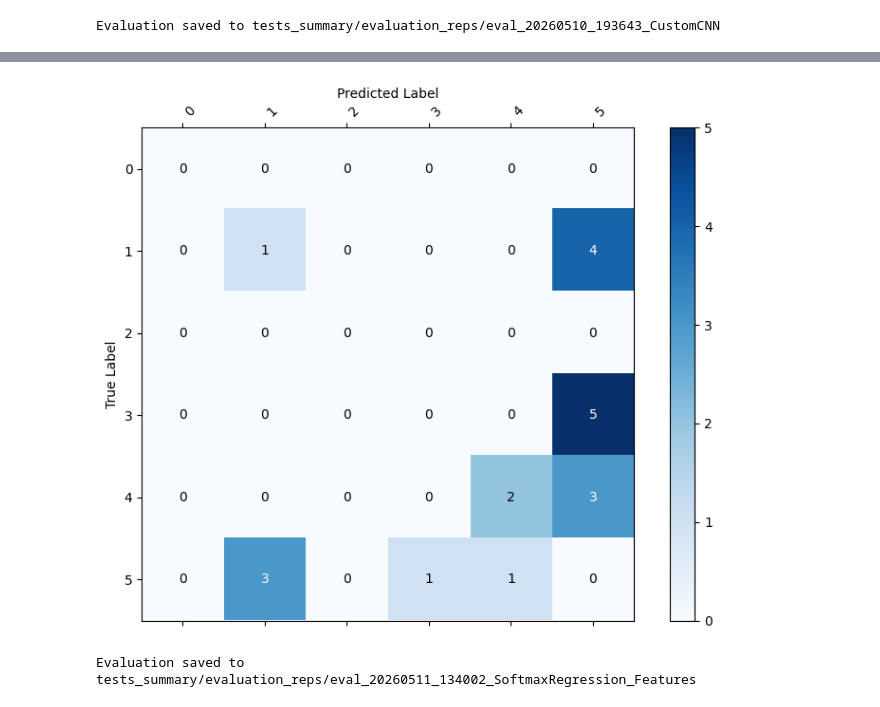
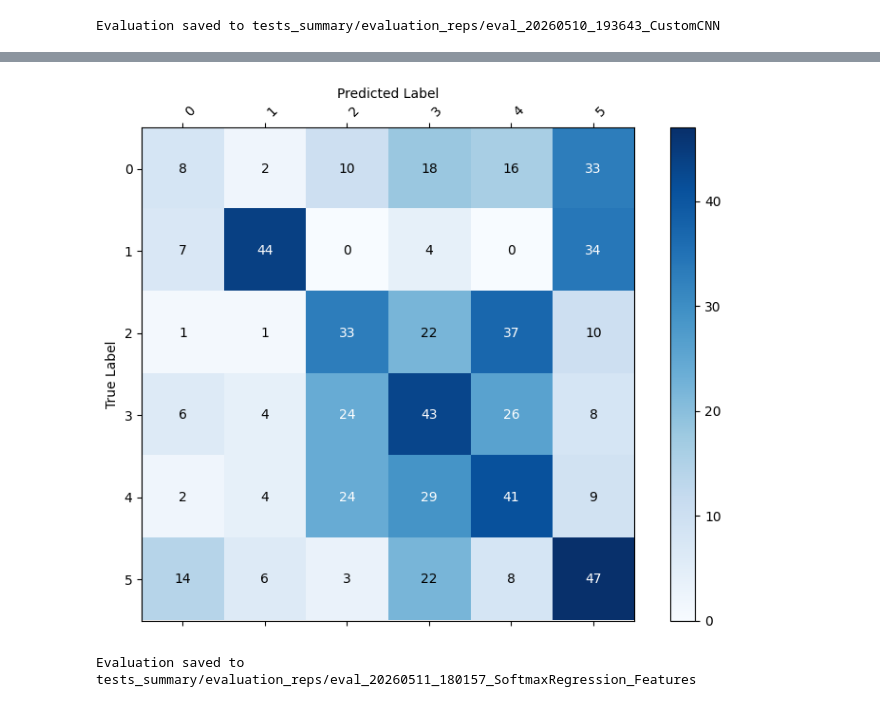
Before and after one commit to jaegerattacks-lgtm/new_vision, a Jupyter notebook: demo.ipynb, the cells around one changed output, grey strips where cells are left out. Drawn from its saved outputs; the diff is of its cells as text; code cells hidden in the pictures.

```diff
--- a/demo.ipynb
+++ b/demo.ipynb
@@ -63,7 +63,7 @@ loader = DataLoader(data_dir=LOCAL_EXTRACT_PATH, target_size=(64, 64), batch_siz
 # Load training data (using the folder structure of the Intel dataset)
 
 samples = loader.get_samples_from_dir('seg_train/seg_train')
-X_train_full, y_train_full = loader.load_all_data('seg_train/seg_train', augment=True, limit=5000) #subset_dir which is already there
+X_train_full, y_train_full = loader.load_all_data('seg_train/seg_train', augment=True, limit=3000) #subset_dir which is already there
 
 
 plot_augmentation_panel(data_loader=loader, sample_list=samples, save_path="tests_summary/aug_panels/5.png")
@@ -126,7 +144,7 @@ X_test_gray  = np.array([rgb_to_gray(img) for img in tqdm(X_test,  desc="Gray Te
 # ------------------------------------------------------------------
 # 2. Feature Extraction (with caching – now we also save the names)
 # ------------------------------------------------------------------
-SAVE_PATH = "/content/drive/MyDrive/new_vision/features_cache"
+SAVE_PATH = "/content/drive/MyDrive/new_vision/features_cache_3000img"
 os.makedirs(SAVE_PATH, exist_ok=True)
 
 # We'll store the feature names alongside the arrays
@@ -158,7 +176,7 @@ print(f"Full feature vector length: {X_train_full.shape[1]} (expected 69)")
 # ------------------------------------------------------------------
 # 3. MRMR Feature Selection
 # ------------------------------------------------------------------
-K_SELECT = 30   # choose how many top features to keep (you can tune this)
+K_SELECT = 58  # choose how many top features to keep (you can tune this)
 
 # Check for cached selector (optional – saves time if you re‑run the notebook)
 selector_path = f"{SAVE_PATH}/mrmr_selected_indices_k{K_SELECT}.npy"
@@ -376,8 +418,8 @@ trainer = Trainer(
 trainer.train(
     X_train_feats, y_train_oh,
     X_val_feats,   y_val_oh,
-    epochs=200,
-    batch_size=60,              # 69 features
+    epochs=100,
+    batch_size=50,              # 69 features
     patience=10
 )
 
@@ -427,5 +469,5 @@ Epoch 009/200 | Train Loss: 9.9731 - Acc: 0.2750 | Val Loss: 12.0213 - Acc: 0.10
-[figure, old version]
+[figure, new version]
-Evaluation saved to tests_summary/evaluation_reps/eval_20260511_134002_SoftmaxRegression_Features
+Evaluation saved to tests_summary/evaluation_reps/eval_20260511_180157_SoftmaxRegression_Features
 # %%
 # ==========================================
 # EfficientNetV2-Small – Training & Evaluation
```
Also changed, not shown: parts of 7 cells of this notebook, 3 other files.
